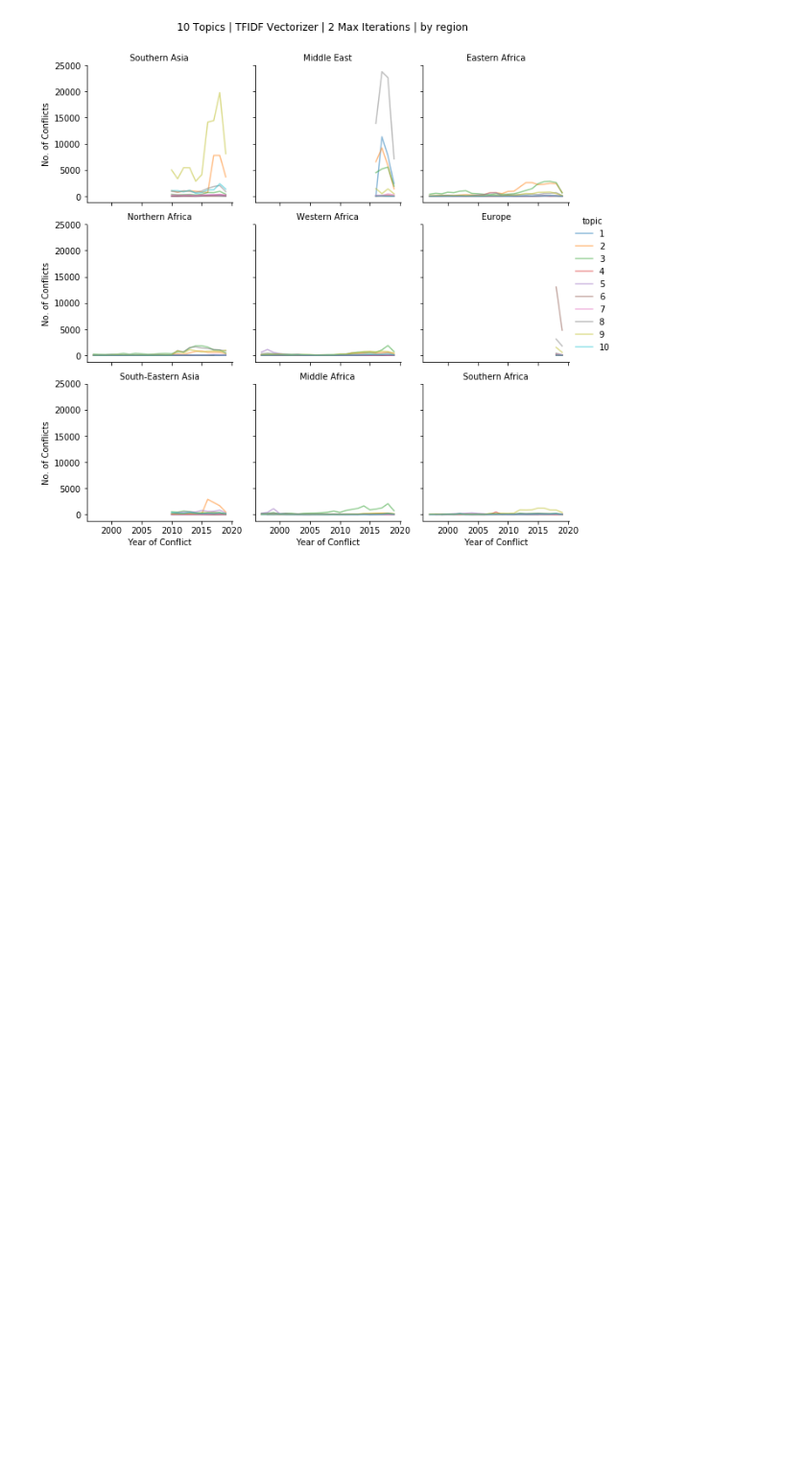
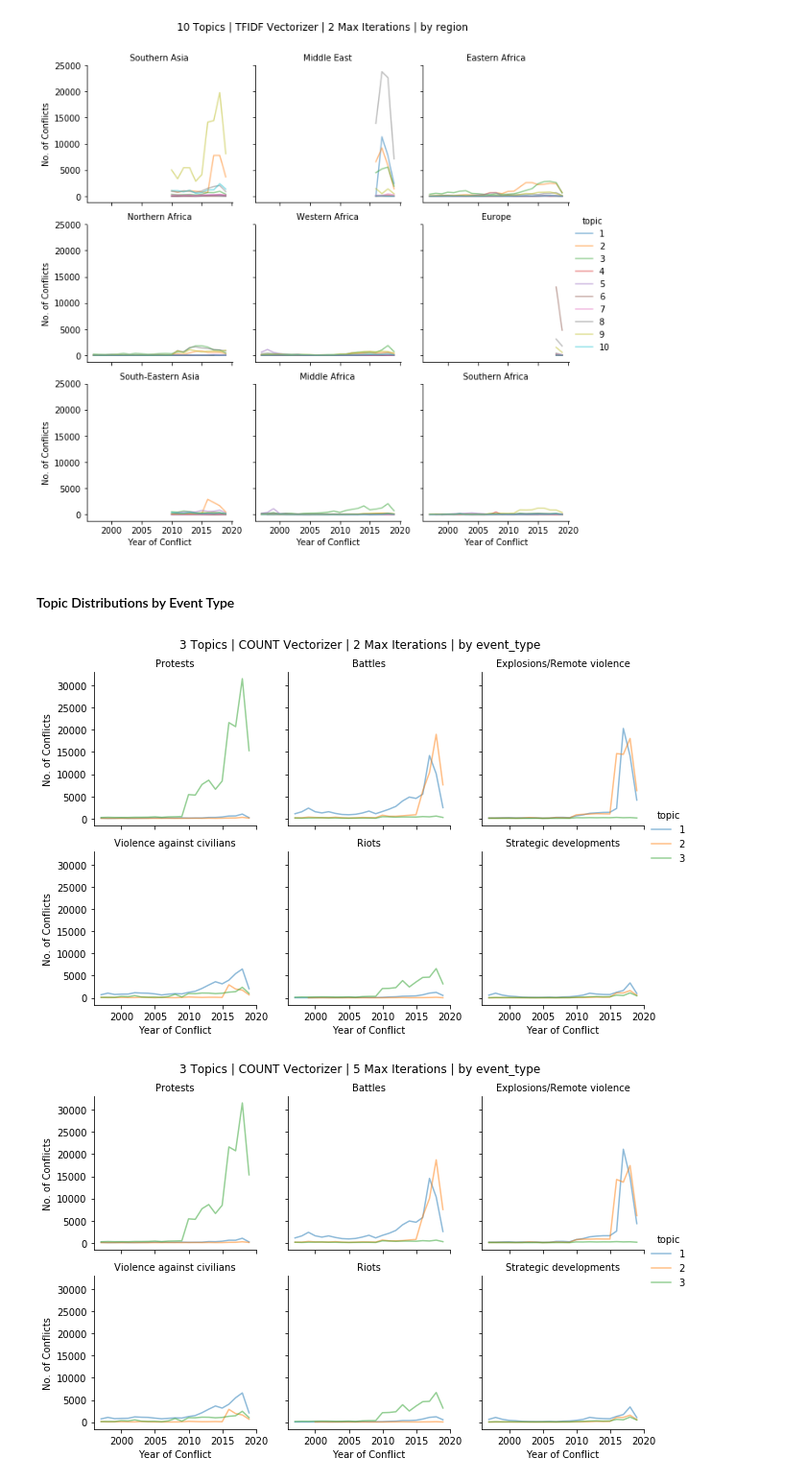
Before and after one commit to darshansumant/ml_nlp_conflict, a Jupyter notebook: Topic_Modeling_runs.ipynb, the cells around one changed output. Shown at 96% size. Drawn from its saved outputs; the diff is of its cells as text; code cells hidden in the pictures; blank space fills up the shorter version.

Commit message:
LDA topic distribution summaries

```diff
--- a/Topic_Modeling_runs.ipynb
+++ b/Topic_Modeling_runs.ipynb
@@ -523,3 +523,11 @@ for lda_obj in tqdm(pickle_dict.keys()):
 [figure]
 [figure]
 [figure]
+# %% [markdown]
+#### Topic Distributions by Event Type
+# %%
+for lda_obj in tqdm(pickle_dict.keys()):
+    topics_by_region('event_type', lda_obj)
+# %% [output]
+[figure, added]
+[figure, added]
```
Also changed, not shown: parts of 2 cells of this notebook, 9 other files.
